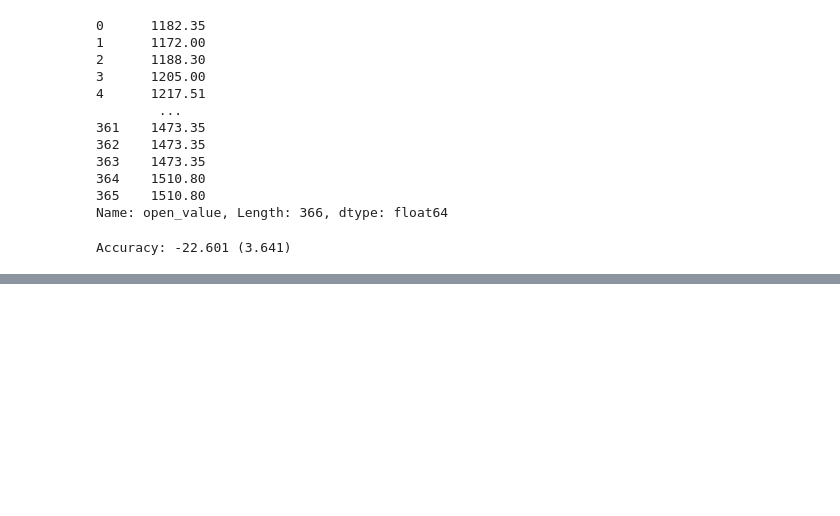
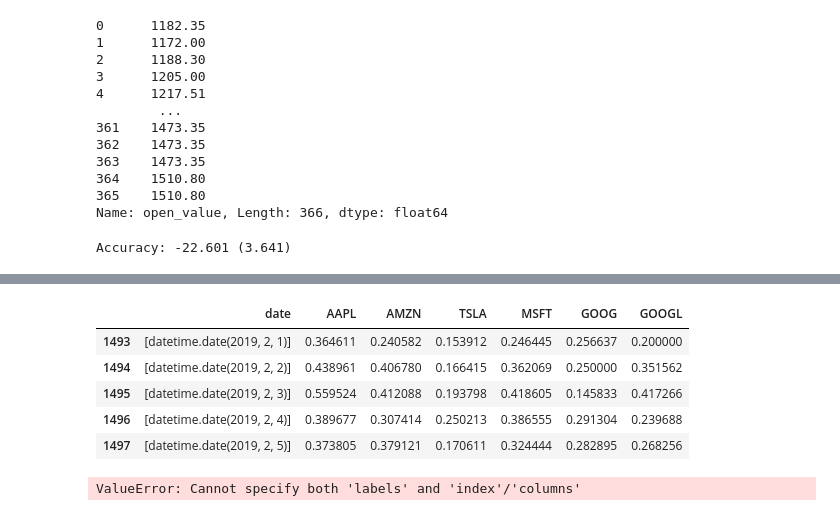
Before and after one commit to Karl-Gilmartin/Twitter-NASDAQ, a Jupyter notebook: ref_main.ipynb, the cells around one changed output, grey strips where cells are left out. Saved outputs shown, nothing was run; the diff lists cells and outputs as text; code cells hidden in the pictures; blank space fills up the shorter version.

```diff
--- a/ref_main.ipynb
+++ b/ref_main.ipynb
@@ -1251,0 +1181,18 @@ Accuracy: -22.601 (3.641)
+# %%
+tsla_df = reaction.loc[1493:1551]
+# 1493
+# 1551
+# %%
+tsla_df.head()
+# tsla_df = tsla_df.drop('AMZN', index=1)
+# %% [output]
+|  | date | AAPL | AMZN | TSLA | MSFT | GOOG | GOOGL |
+| 1493 | [datetime.date(2019, 2, 1)] | 0.364611 | 0.240582 | 0.153912 | 0.246445 | 0.256637 | 0.200000 |
+| 1494 | [datetime.date(2019, 2, 2)] | 0.438961 | 0.406780 | 0.166415 | 0.362069 | 0.250000 | 0.351562 |
+| 1495 | [datetime.date(2019, 2, 3)] | 0.559524 | 0.412088 | 0.193798 | 0.418605 | 0.145833 | 0.417266 |
+| 1496 | [datetime.date(2019, 2, 4)] | 0.389677 | 0.307414 | 0.250213 | 0.386555 | 0.291304 | 0.239688 |
+| 1497 | [datetime.date(2019, 2, 5)] | 0.373805 | 0.379121 | 0.170611 | 0.324444 | 0.282895 | 0.268256 |
+# %%
+tsla_df = tsla_df.drop('AAPL', index=1)
+# %% [output]
+ValueError: Cannot specify both 'labels' and 'index'/'columns'
```
Also changed, not shown: parts of 37 cells of this notebook.
